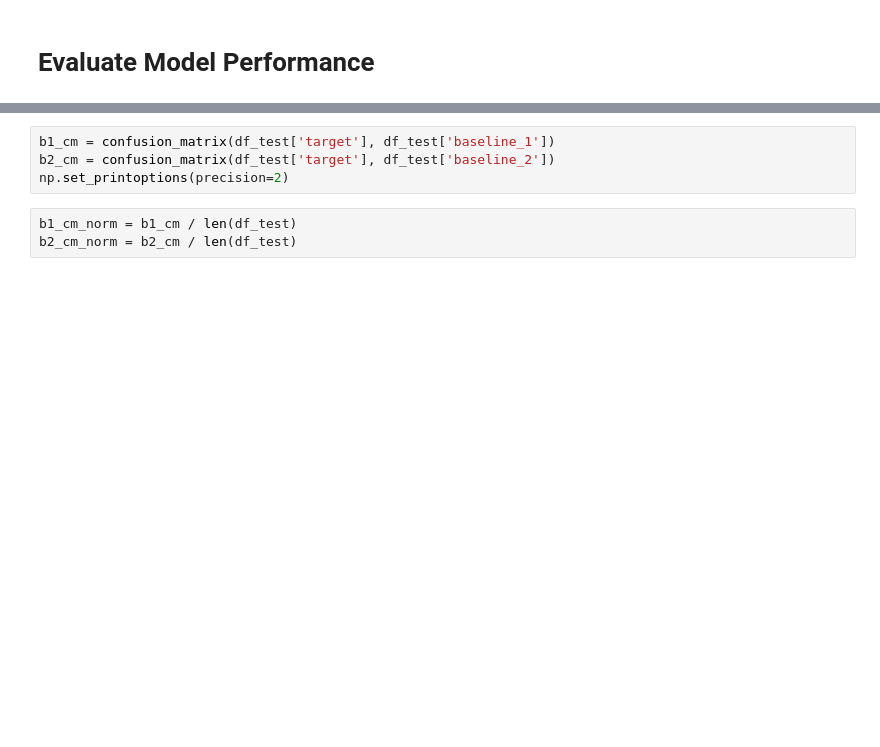
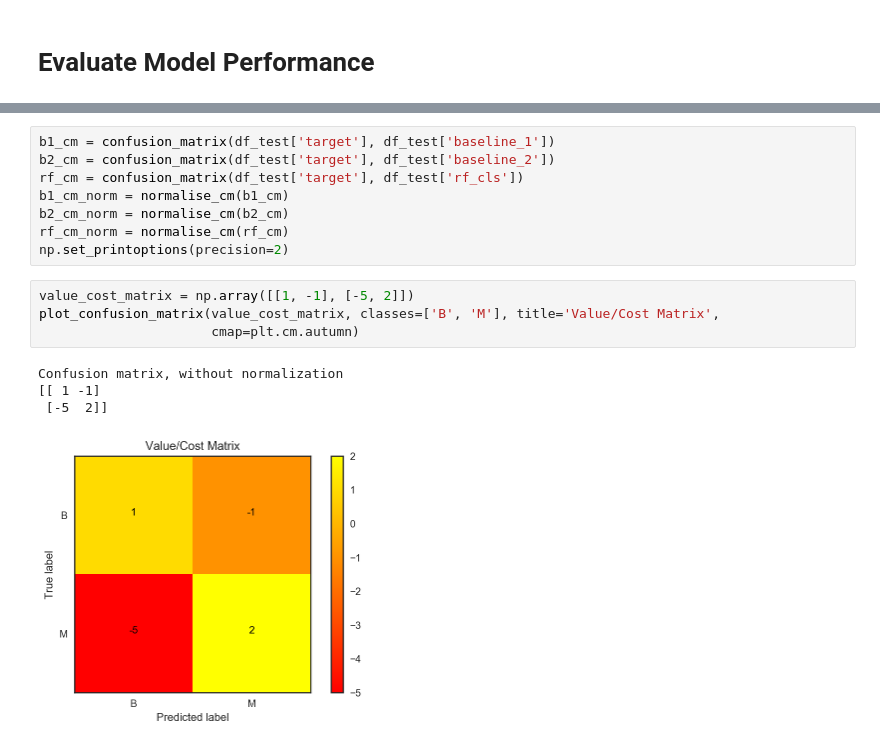
Before and after one commit to thampiman/msdn-digp-blog, a Jupyter notebook: measuring_model_goodness/Classification.ipynb, the cells around one changed output, grey strips where cells are left out. Cells and saved outputs as stored; diff of their text form; blank space fills up the shorter version.

```diff
--- a/measuring_model_goodness/Classification.ipynb
+++ b/measuring_model_goodness/Classification.ipynb
@@ -173,8 +248,18 @@ def plot_confusion_matrix(cm, classes,
 # %%
 b1_cm = confusion_matrix(df_test['target'], df_test['baseline_1'])
 b2_cm = confusion_matrix(df_test['target'], df_test['baseline_2'])
+rf_cm = confusion_matrix(df_test['target'], df_test['rf_cls'])
+b1_cm_norm = normalise_cm(b1_cm)
+b2_cm_norm = normalise_cm(b2_cm)
+rf_cm_norm = normalise_cm(rf_cm)
 np.set_printoptions(precision=2)
-# %%
-b1_cm_norm = b1_cm / len(df_test)
-b2_cm_norm = b2_cm / len(df_test)
+# %%
+value_cost_matrix = np.array([[1, -1], [-5, 2]])
+plot_confusion_matrix(value_cost_matrix, classes=['B', 'M'], title='Value/Cost Matrix',
+                      cmap=plt.cm.autumn)
+# %% [output]
+Confusion matrix, without normalization
+[[ 1 -1]
+ [-5  2]]
+[figure, added]
 # %%
```
Also changed, not shown: parts of 15 cells of this notebook.
